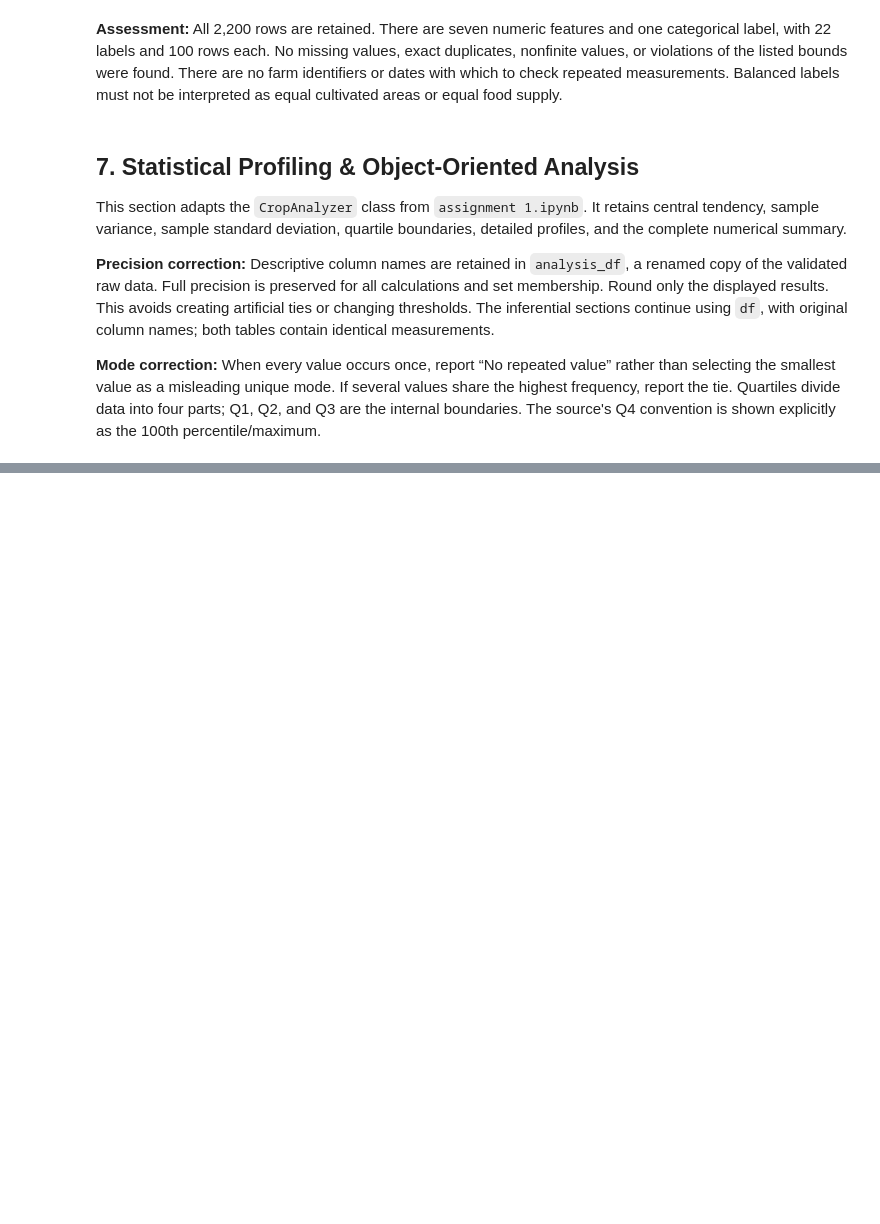
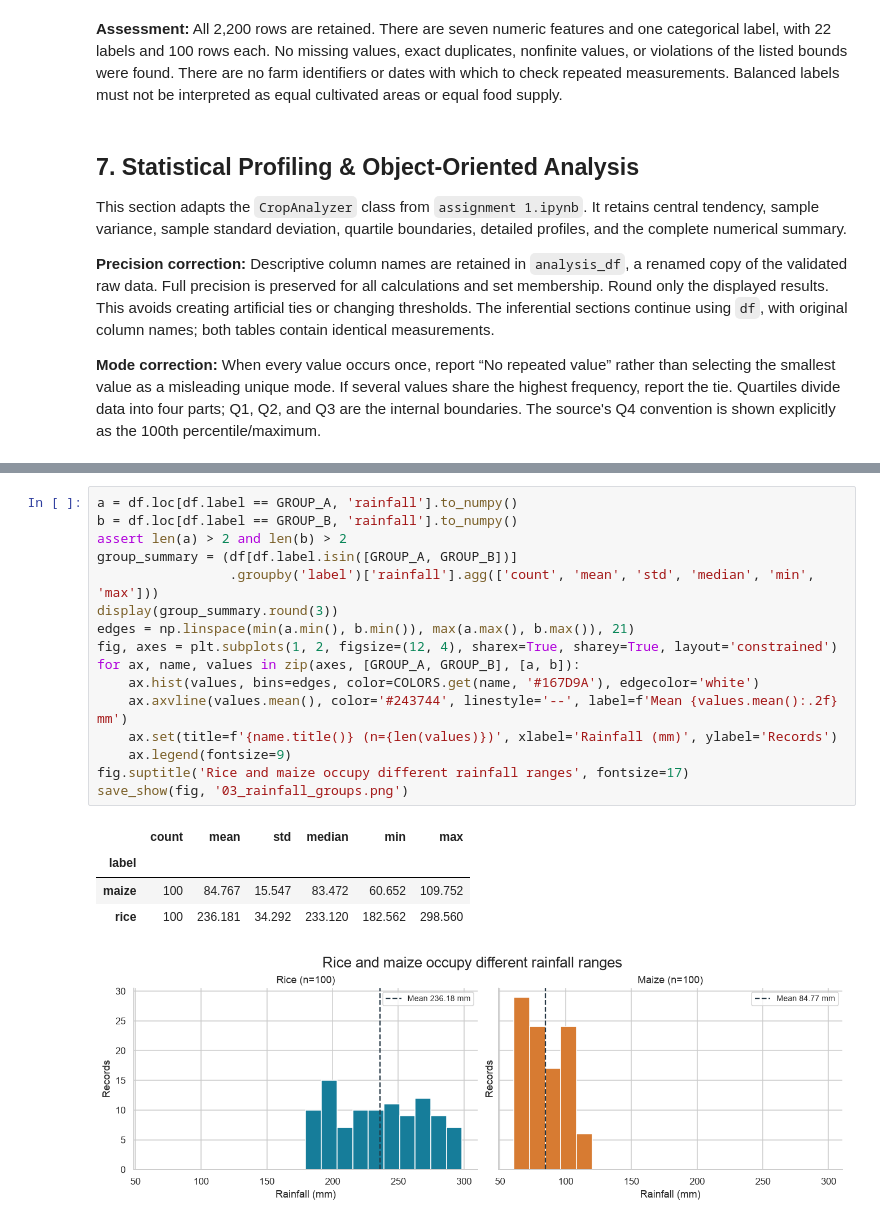
Before and after one commit to UbaidUllah777/Crop_Recommendation_Analysis, a Jupyter notebook: Crop_Recommendation_Workshop_A.ipynb, the cells around one changed output, grey strips where cells are left out. Saved outputs shown, nothing was run; the diff lists cells and outputs as text; blank space fills up the shorter version.

```diff
--- a/Crop_Recommendation_Workshop_A.ipynb
+++ b/Crop_Recommendation_Workshop_A.ipynb
@@ -309,0 +440,22 @@ assert np.isclose(complete_summary.loc['Rainfall_mm', 'Mean'], df.rainfall.mean(
+# %%
+a = df.loc[df.label == GROUP_A, 'rainfall'].to_numpy()
+b = df.loc[df.label == GROUP_B, 'rainfall'].to_numpy()
+assert len(a) > 2 and len(b) > 2
+group_summary = (df[df.label.isin([GROUP_A, GROUP_B])]
+                 .groupby('label')['rainfall'].agg(['count', 'mean', 'std', 'median', 'min', 'max']))
+display(group_summary.round(3))
+edges = np.linspace(min(a.min(), b.min()), max(a.max(), b.max()), 21)
+fig, axes = plt.subplots(1, 2, figsize=(12, 4), sharex=True, sharey=True, layout='constrained')
+for ax, name, values in zip(axes, [GROUP_A, GROUP_B], [a, b]):
+    ax.hist(values, bins=edges, color=COLORS.get(name, '#167D9A'), edgecolor='white')
+    ax.axvline(values.mean(), color='#243744', linestyle='--', label=f'Mean {values.mean():.2f} mm')
+    ax.set(title=f'{name.title()} (n={len(values)})', xlabel='Rainfall (mm)', ylabel='Records')
+    ax.legend(fontsize=9)
+fig.suptitle('Rice and maize occupy different rainfall ranges', fontsize=17)
+save_show(fig, '03_rainfall_groups.png')
+# %% [output]
+|  | count | mean | std | median | min | max |
+| label |  |  |  |  |  |  |
+| maize | 100 | 84.767 | 15.547 | 83.472 | 60.652 | 109.752 |
+| rice | 100 | 236.181 | 34.292 | 233.120 | 182.562 | 298.560 |
+[figure, added]
```
Also changed, not shown: parts of 12 cells of this notebook, 1 other file.
